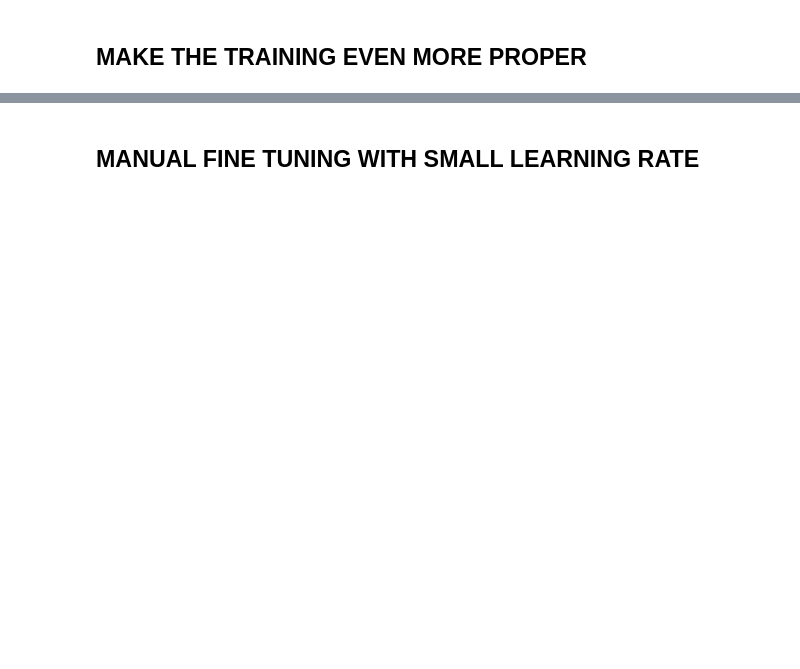
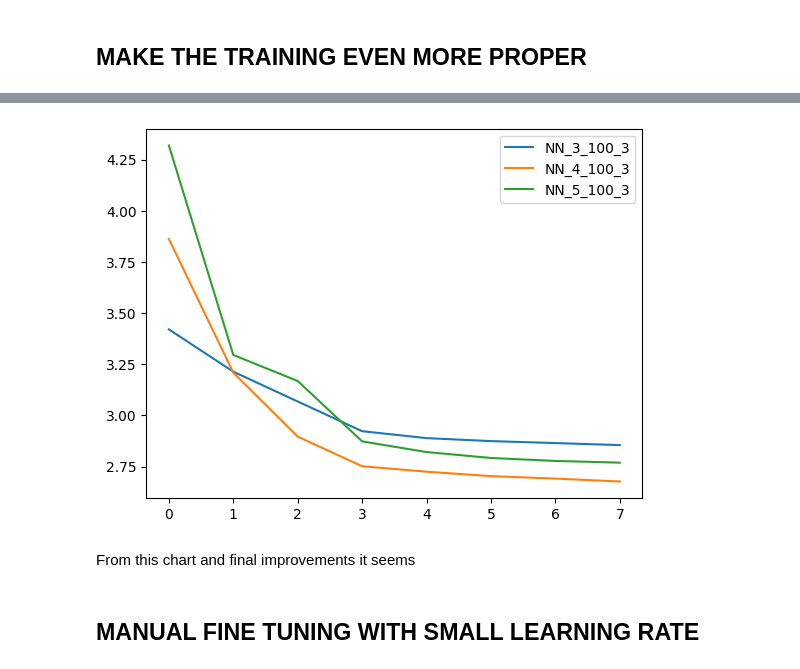
Before and after one commit to AndresNamm/nn_zero_to_hero, a Jupyter notebook: makemore_l2.ipynb, the cells around one changed output, grey strips where cells are left out. Cells and saved outputs as stored; diff of their text form; code cells hidden in the pictures; blank space fills up the shorter version.

Commit message:
Properly built out training

```diff
--- a/makemore_l2.ipynb
+++ b/makemore_l2.ipynb
@@ -390,0 +399,20 @@ print(sys.path)
+# %%
+from makemore.prepare_data import generate_training_data
+from makemore.neural_network import NeuralNetwork, TrainingParams
+
+def train_neural_network(context_size,hidden_layer_size,embedding_dimension,batch_size,epochs,learning_rate_func, print_flag=False):
+    X,Y = generate_training_data(context_size,False)
+    nn = NeuralNetwork(context_size=context_size,hidden_layer_neurons=hidden_layer_size,letter_embedding_dimensions=embedding_dimension,print_flag=print_flag)
+    training_params = TrainingParams(batch_size=batch_size,iterations=epochs,learning_rate=learning_rate_func)
+    nn.train(X,Y,training_params)
+    return nn
+# %%
+epochs=1000
+neural_nets = []
+embedding_dimension=3
+
+for context_size in [3,4,5]:
+    print(f"Training with context size {context_size}")
+    nn = train_neural_network(context_size=context_size,hidden_layer_size=100,embedding_dimension=embedding_dimension,batch_size=30,epochs=epochs,learning_rate_func=lambda i: [0.1,0.01,0.001][i//450],print_flag=True)
+    neural_nets.append(nn)
+    print(f"Neural network {nn.name} final loss: {nn.losses[-1]}")
@@ -390,0 +439,3 @@ print(sys.path)
+# %%
+for hidden_layer_size in [100,150,200]:
+    nn = train_neural_network(context_size=5,hidden_layer_size=hidden_layer_size,embedding_dimension=embedding_dimension,batch_size=30,epochs=epochs,learning_rate_func=lambda i: [0.1,0.01,0.001][i//450],print_flag=True)
@@ -391,2 +460,21 @@ print(sys.path)
+# %%
+import matplotlib.pyplot as plt
+from math import log10
+
+
+
+
+for nn in neural_nets:
+    plt.plot([(loss.item()) for loss in nn.losses[-8:]], label=nn.name, scaley=True )
+
+# Add a legend
+plt.legend()
+
+# Show the plot
+plt.show()
+# %% [output]
+[figure, added]
+# %% [markdown]
+From this chart and final improvements it seems
 # %% [markdown]
 ## MANUAL FINE TUNING WITH SMALL LEARNING RATE
```
Also changed, not shown: parts of 12 cells of this notebook, 1 other file.
